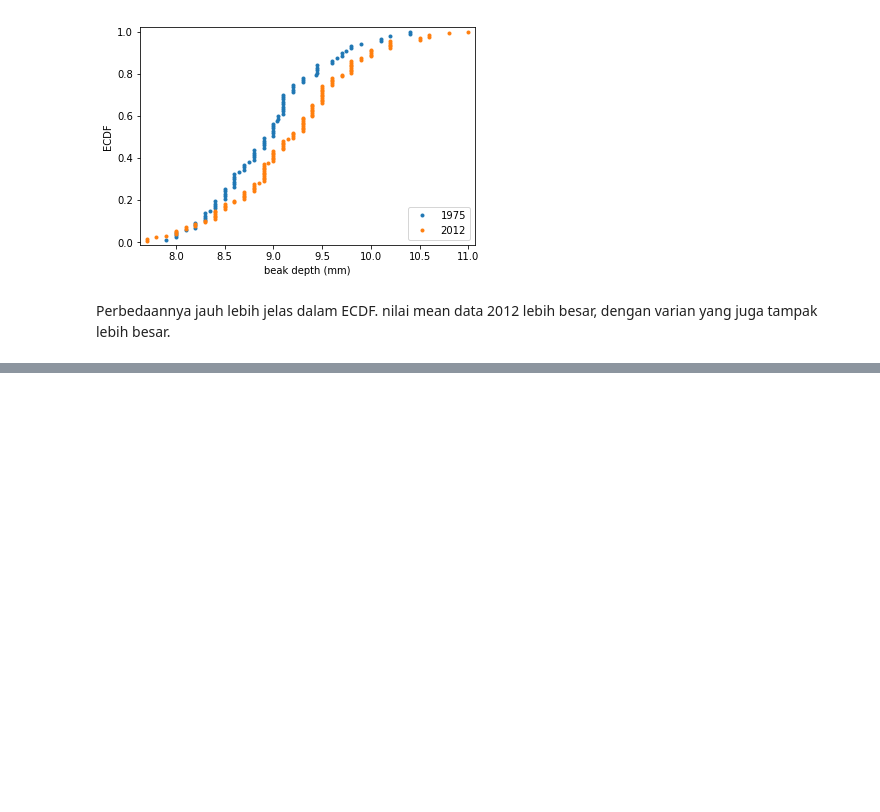
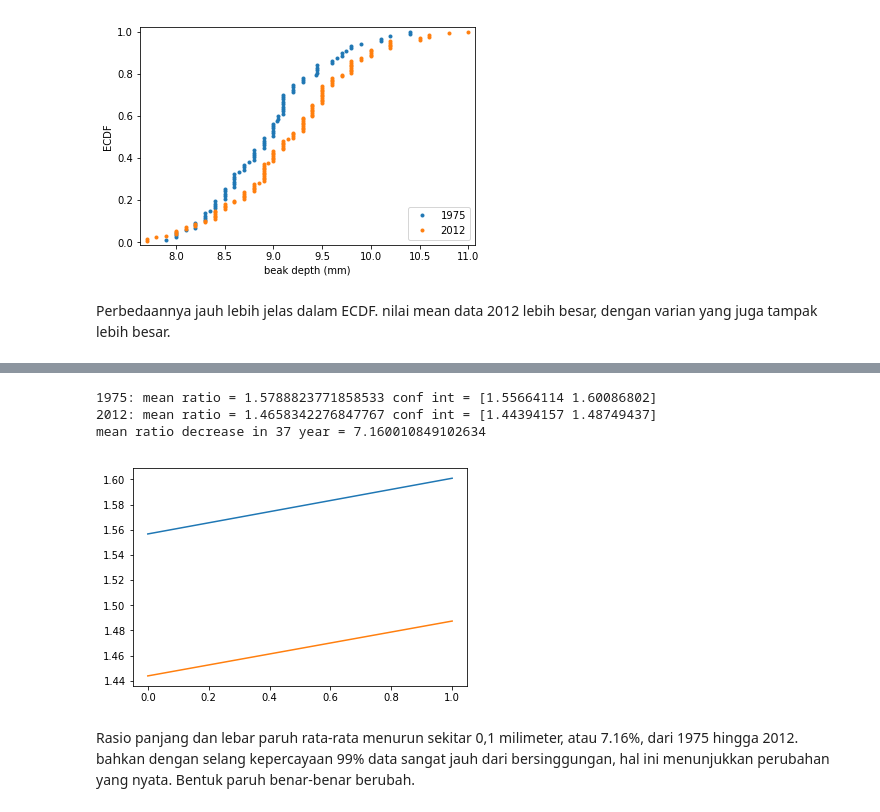
Before and after one commit to royhanmardista/Analisa-evolusi-darwin, a Jupyter notebook: Notebook.ipynb, the cells around one changed output, grey strips where cells are left out. Cells and saved outputs as stored; diff of their text form; code cells hidden in the pictures; blank space fills up the shorter version.

```diff
--- a/Notebook.ipynb
+++ b/Notebook.ipynb
@@ -138,0 +228,18 @@ Perbedaannya jauh lebih jelas dalam ECDF. nilai mean data 2012 lebih besar, deng
+# %%
+# kita pisah data sebelum melakukan ecdf
+panjang1975 = df1[df1.species == 'scandens'][['blength']]
+panjang2012 = df2[df2.species == 'scandens'][['blength']]
+# kita pisah data sebelum melakukan ecdf
+lebar1975 = df1[df1.species == 'scandens'][['bdepth']]
+lebar2012 = df2[df2.species == 'scandens'][['bdepth']]
+# %%
+# membuat array
+panjang1975.reset_index(drop=True)
+panjang2012.reset_index(drop=True)
+panjang_2012 =  np.array(panjang2012.blength)
+panjang_1975 =  np.array(panjang1975.blength)
+
+lebar1975.reset_index(drop=True)
+lebar2012.reset_index(drop=True)
+lebar_2012 =  np.array(lebar2012.bdepth)
+lebar_1975 =  np.array(lebar1975.bdepth)
@@ -138,0 +363,33 @@ Perbedaannya jauh lebih jelas dalam ECDF. nilai mean data 2012 lebih besar, deng
+# %%
+# Compute length-to-depth ratios
+ratio_1975 = panjang_1975/lebar_1975
+ratio_2012 = panjang_2012/lebar_2012
+
+# Compute means
+mean_ratio_1975 = np.mean(ratio_1975)
+mean_ratio_2012 = np.mean(ratio_2012)
+
+# Generate bootstrap replicates of the means
+bs_replicates_1975 = draw_bs_reps(ratio_1975, np.mean, 10000)
+bs_replicates_2012 = draw_bs_reps(ratio_2012, np.mean, 10000)
+
+# Compute the 99% confidence intervals
+conf_int_1975 = np.percentile(bs_replicates_1975,[0.5, 99.5])
+conf_int_2012 = np.percentile(bs_replicates_2012,[0.5, 99.5])
+
+# Print the results
+print('1975: mean ratio =', mean_ratio_1975,
+      'conf int =', conf_int_1975)
+print('2012: mean ratio =', mean_ratio_2012,
+      'conf int =', conf_int_2012)
+print ('mean ratio decrease in 37 year =', (mean_ratio_1975-mean_ratio_2012)/mean_ratio_1975*100)
+_ = plt.plot(conf_int_1975)
+_ = plt.plot(conf_int_2012)
+plt.show()
+# %% [output]
+1975: mean ratio = 1.5788823771858533 conf int = [1.55664114 1.60086802]
+2012: mean ratio = 1.4658342276847767 conf int = [1.44394157 1.48749437]
+mean ratio decrease in 37 year = 7.160010849102634
+[figure, added]
+# %% [markdown]
+Rasio panjang dan lebar paruh rata-rata menurun sekitar 0,1 milimeter, atau 7.16%, dari 1975 hingga 2012. bahkan dengan selang kepercayaan 99% data sangat jauh dari bersinggungan, hal ini menunjukkan perubahan yang nyata. Bentuk paruh benar-benar berubah.
```
Also changed, not shown: parts of 40 cells of this notebook.
